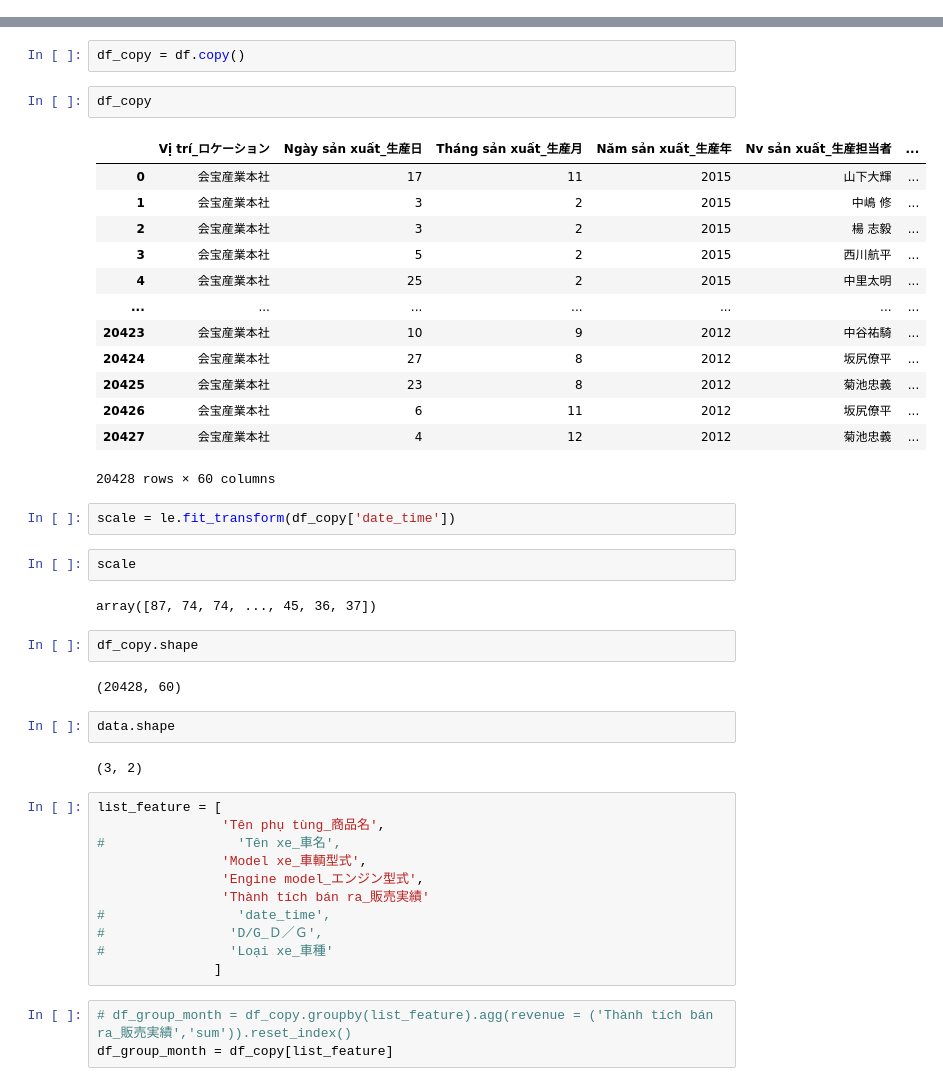
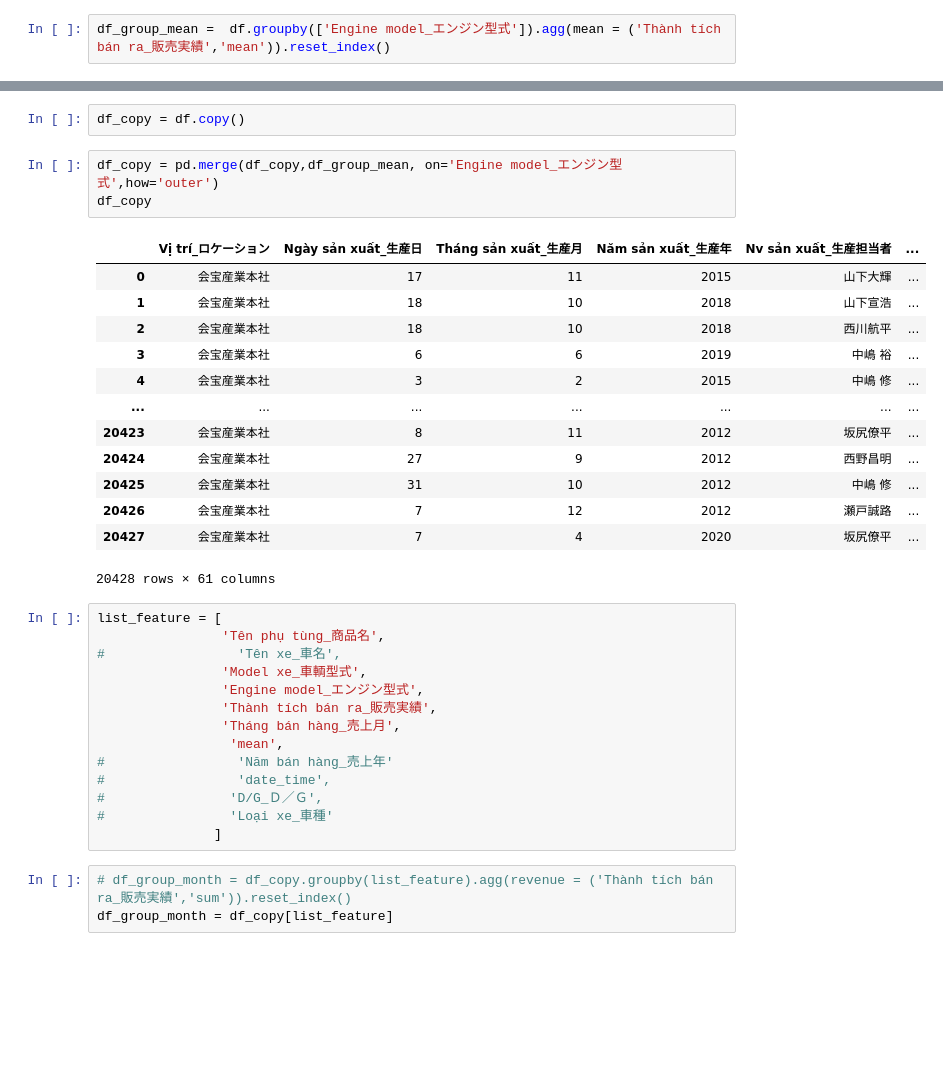
Before and after one commit to vutuanlinh2661998/KAIHO, a Jupyter notebook: Kaiho_Select_Feature_Predict.ipynb, the cells around one changed output, grey strips where cells are left out. Drawn from its saved outputs; the diff is of its cells as text; blank space fills up the shorter version.

```diff
--- a/Kaiho_Select_Feature_Predict.ipynb
+++ b/Kaiho_Select_Feature_Predict.ipynb
@@ -78,6 +78,8 @@ models = [
     LGBMRegressor()]
 # %%
 df = pd.read_csv('Kaiho_merged_data.csv')
+# %%
+df_group_mean =  df.groupby(['Engine model_エンジン型式']).agg(mean = ('Thành tích bán ra_販売実績','mean')).reset_index()
 # %%
 df.columns
 # %% [output]
@@ -103,42 +105,32 @@ df['date_time']  = df['Năm bán hàng_売上年'].astype(str) +'-'+df['Tháng b
 # %%
 df_copy = df.copy()
 # %%
+df_copy = pd.merge(df_copy,df_group_mean, on='Engine model_エンジン型式',how='outer')
 df_copy
 # %% [output]
 |  | Vị trí_ロケーション | Ngày sản xuất_生産日 | Tháng sản xuất_生産月 | Năm sản xuất_生産年 | Nv sản xuất_生産担当者 | ... |
 | 0 | 会宝産業本社 | 17 | 11 | 2015 | 山下大輝 | ... |
-| 1 | 会宝産業本社 | 3 | 2 | 2015 | 中嶋 修 | ... |
-| 2 | 会宝産業本社 | 3 | 2 | 2015 | 楊 志毅 | ... |
-| 3 | 会宝産業本社 | 5 | 2 | 2015 | 西川航平 | ... |
-| 4 | 会宝産業本社 | 25 | 2 | 2015 | 中里太明 | ... |
+| 1 | 会宝産業本社 | 18 | 10 | 2018 | 山下宣浩 | ... |
+| 2 | 会宝産業本社 | 18 | 10 | 2018 | 西川航平 | ... |
+| 3 | 会宝産業本社 | 6 | 6 | 2019 | 中嶋 裕 | ... |
+| 4 | 会宝産業本社 | 3 | 2 | 2015 | 中嶋 修 | ... |
 | ... | ... | ... | ... | ... | ... | ... |
-| 20423 | 会宝産業本社 | 10 | 9 | 2012 | 中谷祐騎 | ... |
-| 20424 | 会宝産業本社 | 27 | 8 | 2012 | 坂尻僚平 | ... |
-| 20425 | 会宝産業本社 | 23 | 8 | 2012 | 菊池忠義 | ... |
-| 20426 | 会宝産業本社 | 6 | 11 | 2012 | 坂尻僚平 | ... |
-| 20427 | 会宝産業本社 | 4 | 12 | 2012 | 菊池忠義 | ... |
+| 20423 | 会宝産業本社 | 8 | 11 | 2012 | 坂尻僚平 | ... |
+| 20424 | 会宝産業本社 | 27 | 9 | 2012 | 西野昌明 | ... |
+| 20425 | 会宝産業本社 | 31 | 10 | 2012 | 中嶋 修 | ... |
+| 20426 | 会宝産業本社 | 7 | 12 | 2012 | 瀬戸誠路 | ... |
+| 20427 | 会宝産業本社 | 7 | 4 | 2020 | 坂尻僚平 | ... |
-20428 rows × 60 columns
+20428 rows × 61 columns
-# %%
-scale = le.fit_transform(df_copy['date_time'])
-# %%
-scale
-# %% [output]
-array([87, 74, 74, ..., 45, 36, 37])
-# %%
-df_copy.shape
-# %% [output]
-(20428, 60)
-# %%
-data.shape
-# %% [output]
-(3, 2)
 # %%
 list_feature = [
                 'Tên phụ tùng_商品名',
 #                 'Tên xe_車名',
                 'Model xe_車輌型式',
                 'Engine model_エンジン型式',
-                'Thành tích bán ra_販売実績'
+                'Thành tích bán ra_販売実績',
+                'Tháng bán hàng_売上月',
+                 'mean',
+#                 'Năm bán hàng_売上年'
 #                 'date_time',
 #                'D/G_Ｄ／Ｇ',
 #                'Loại xe_車種'
```
Also changed, not shown: parts of 8 cells of this notebook.
